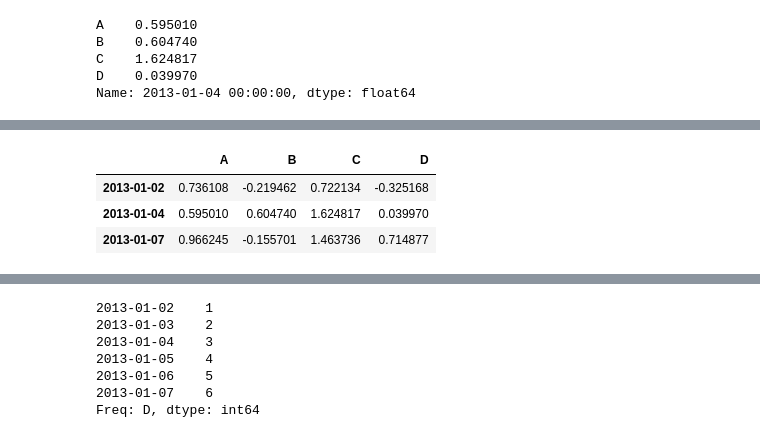
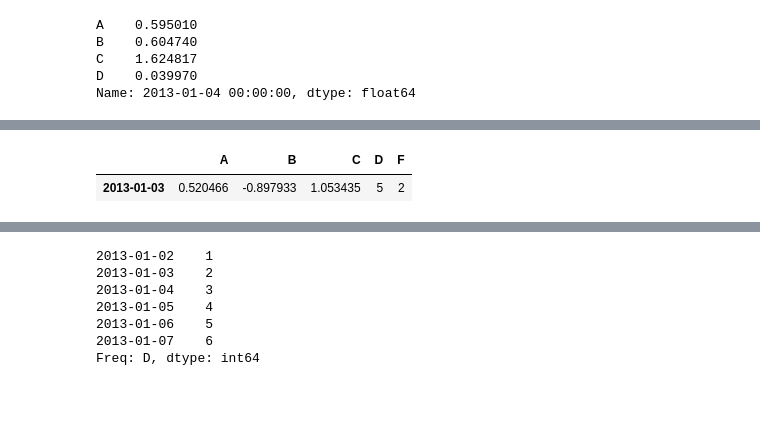
Before and after one commit to FrankProL/aPython, a Jupyter notebook: Pandas_10_minutes.ipynb, the cells around one changed output, grey strips where cells are left out. Drawn from its saved outputs; the diff is of its cells as text; code cells hidden in the pictures; blank space fills up the shorter version.

```diff
--- a/Pandas_10_minutes.ipynb
+++ b/Pandas_10_minutes.ipynb
@@ -293,10 +325,8 @@ df.iat[0,0]
 # %%
-df[df.A>0]
+df[df.F==2]
 # %% [output]
-|  | A | B | C | D |
-| 2013-01-02 | 0.736108 | -0.219462 | 0.722134 | -0.325168 |
-| 2013-01-04 | 0.595010 | 0.604740 | 1.624817 | 0.039970 |
-| 2013-01-07 | 0.966245 | -0.155701 | 1.463736 | 0.714877 |
+|  | A | B | C | D | F |
+| 2013-01-03 | 0.520466 | -0.897933 | 1.053435 | 5 | 2 |
 # %%
 df[df>0]
 # %% [output]
```
Also changed, not shown: parts of 48 cells of this notebook, 7 other files.
